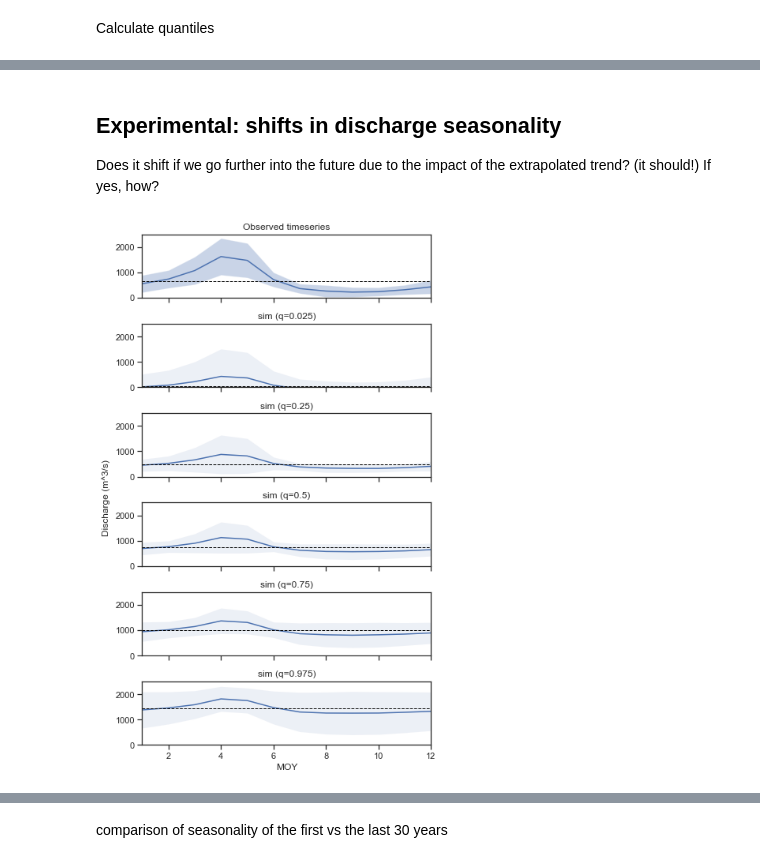
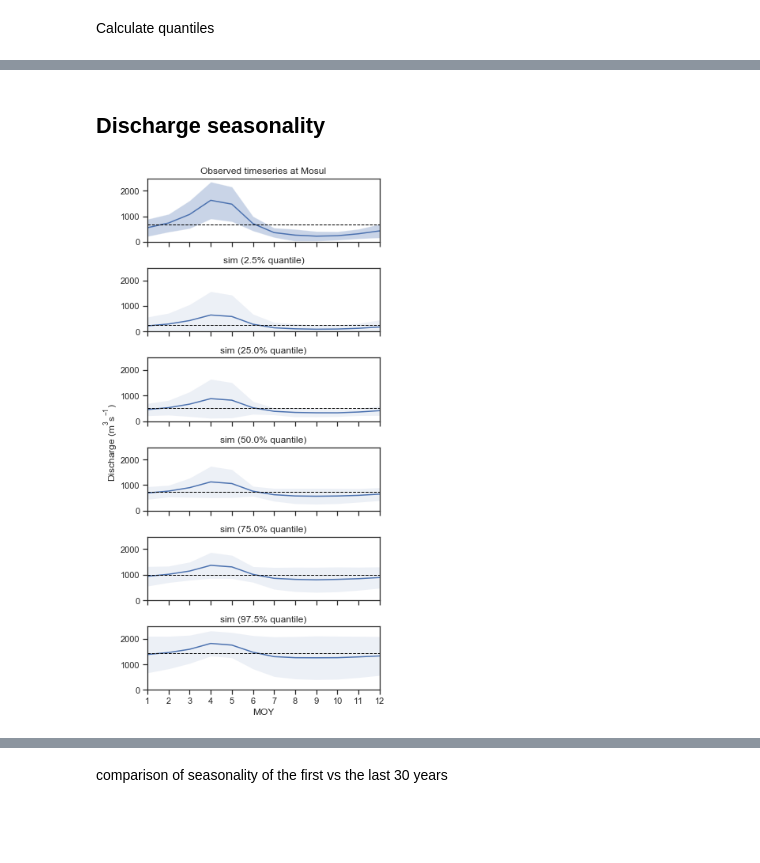
Before and after one commit to derpyninja/cciwr, a Jupyter notebook: monte_carlo_simulation.ipynb, the cells around one changed output, grey strips where cells are left out. Saved outputs shown, nothing was run; the diff lists cells and outputs as text; code cells hidden in the pictures; blank space fills up the shorter version.

Commit message:
finished analysis of irrigation impact. coding part done from my side

```diff
--- a/monte_carlo_simulation.ipynb
+++ b/monte_carlo_simulation.ipynb
@@ -123,0 +134,14 @@ model_ilisu_usgs_quadratic_extrapolation = model_mosul_usgs_quadratic.extrapolat
+# %%
+ts = ilisu_usgs
+
+# model with linear trend
+model_ilisu_usgs_linear = TimeSeriesModel(ts)
+model_ilisu_usgs_linear = model_ilisu_usgs_linear.fit(ar_order=1, pdeg=1)
+model_ilisu_usgs_linear = model_ilisu_usgs_linear.monte_carlo(n=n_realisations)
+model_ilisu_usgs_linear = model_ilisu_usgs_linear.extrapolate(until=until, n=n_realisations)
+
+# model with quadratic trend
+model_ilisu_usgs_quadratic = TimeSeriesModel(ts=ts)
+model_ilisu_usgs_quadratic = model_ilisu_usgs_quadratic.fit(ar_order=1, pdeg=2)
+model_ilisu_usgs_quadratic = model_ilisu_usgs_quadratic.monte_carlo(n=n_realisations)
+model_ilisu_usgs_quadratic = model_ilisu_usgs_quadratic.extrapolate(until=until, n=n_realisations)
@@ -125,7 +162,7 @@ model_ilisu_usgs_quadratic_extrapolation = model_mosul_usgs_quadratic.extrapolat
 Negative discharge doesn't make a whole lot of sense. Set values < 0 to 0.
 # %%
 model_mosul_usgs_linear.extrapolation = model_mosul_usgs_linear.extrapolation.where(model_mosul_usgs_linear.extrapolation > 0., 0.)
-model_ilisu_usgs_linear_extrapolation = model_ilisu_usgs_linear_extrapolation.where(model_ilisu_usgs_linear_extrapolation > 0., 0.)
+model_ilisu_usgs_linear.extrapolation = model_ilisu_usgs_linear.extrapolation.where(model_ilisu_usgs_linear.extrapolation > 0., 0.)
 # %% [markdown]
 Store 100 extrapolations each
 # %%
@@ -135,5 +172,5 @@ model_ilisu_usgs_linear_extrapolation.to_csv("data/monte_carlo/model_ilisu_usgs_
 Calculate quantiles
 # %%
 quantiles = [0., 0.025, 0.25, 0.5, 0.75, 0.975, 1.]
-quantiles_mosul_usgs_linear = model_mosul_usgs_linear.extrapolation.quantile(q=quantiles, axis=1).T
-quantiles_ilisu_usgs_linear = model_ilisu_usgs_linear_extrapolation.quantile(q=quantiles, axis=1).T
+model_mosul_usgs_linear.quantiles = model_mosul_usgs_linear.extrapolation.quantile(q=quantiles, axis=1).T
+model_ilisu_usgs_linear.quantiles = model_ilisu_usgs_linear.extrapolation.quantile(q=quantiles, axis=1).T
@@ -146,0 +177,13 @@ quantiles_ilisu_usgs_linear.plot(title="Ilisu USGS")
+# %%
+ax = model_mosul_usgs_linear.quantiles.plot(title="Mosul USGS")
+ax.set_ylabel("Discharge ($m^3 s^{-1}$)")
+ax.set_ylim(0.)
+plt.tight_layout()
+plt.savefig("plots/mosul_quantiles.png", dpi=300, bbox_inches = "tight")
+
+
+ax = model_ilisu_usgs_linear.quantiles.plot(title="Ilisu USGS")
+ax.set_ylabel("Discharge ($m^3 s^{-1}$)")
+ax.set_ylim(0.)
+plt.tight_layout()
+plt.savefig("plots/ilisu_quantiles.png", dpi=300, bbox_inches = "tight")
@@ -150,11 +196,9 @@ quantiles_ilisu_usgs_linear.to_csv("data/monte_carlo/quantiles_ilisu_usgs_linear
-# %% [markdown]
-## Experimental: shifts in discharge seasonality
-Does it shift if we go further into the future due to the impact of the extrapolated trend? (it should!)
-If yes, how?
+# %% [markdown]
+## Discharge seasonality
 # %%
 sns.set(style="ticks")
 quantiles = [0.025, 0.25, 0.5, 0.75, 0.975]
-fig, axes = plt.subplots(nrows=len(quantiles)+1, sharex=True, sharey=True, figsize=(6,10))
+fig, axes = plt.subplots(nrows=len(quantiles)+1, sharex=True, sharey=True, figsize=(5,10))
 
 # plot observations
 ts_obs = model_mosul_usgs_linear.ts
@@ -165,34 +209,37 @@ climat_obs_mean.plot(ax = axes[0])
 axes[0].axhline(climat_obs_mean.mean(), linestyle="--", color="black", linewidth=1)
 axes[0].fill_between(climat_obs_mean.index.values,
                 climat_obs_mean - climat_obs_sd,
                 climat_obs_mean + climat_obs_sd,
                 alpha = 0.3)
-axes[0].set_title("Observed timeseries")
+axes[0].set_title("Observed timeseries at Mosul")
 
 # plot simulations
 ts_extrp = model_mosul_usgs_linear.quantiles
 for q, ax in zip(quantiles, axes[1:]):
     ts_extrp_q = ts_extrp[q]
     climat_extrp_mean = ts_extrp_q.groupby(ts_extrp.index.month).mean()
     climat_extrp_sd = ts_extrp_q.groupby(ts_extrp.index.month).std()
     #climat_extrp_mean.name = "sim (q={})".format(q)
 
     # plot
     climat_extrp_mean.plot(ax = ax)
     ax.fill_between(climat_extrp_mean.index.values,
                     climat_extrp_mean - climat_extrp_sd,
                     climat_extrp_mean + climat_extrp_sd,
                     alpha = 0.1)
     ax.axhline(climat_extrp_mean.mean(), linestyle="--", color="black", linewidth=1)
-    ax.set_title("sim (q={})".format(q))
+    ax.set_title("sim ({:.1f}% quantile)".format(q*100))
 
 # general
 for ax in axes:
     ax.set_ylim(0.)
     ax.set_xlim(1,12)
+    ax.set_xticks(range(1,13))
 axes[-1].set_xlabel("MOY")
 
-fig.text(-0.01, 0.5, 'Discharge (m^3/s)', va='center', rotation='vertical')
 plt.tight_layout()
+fig.text(-0.03, 0.5, 'Discharge ($m^3 s^{-1}$)', va='center', rotation='vertical')
+
+plt.savefig("plots/mosul_seasonality.png", dpi=300, bbox_inches = "tight")
 # %% [output]
-[figure, old version]
+[figure, new version]
```
Also changed, not shown: parts of 37 cells of this notebook, 29 other files.
